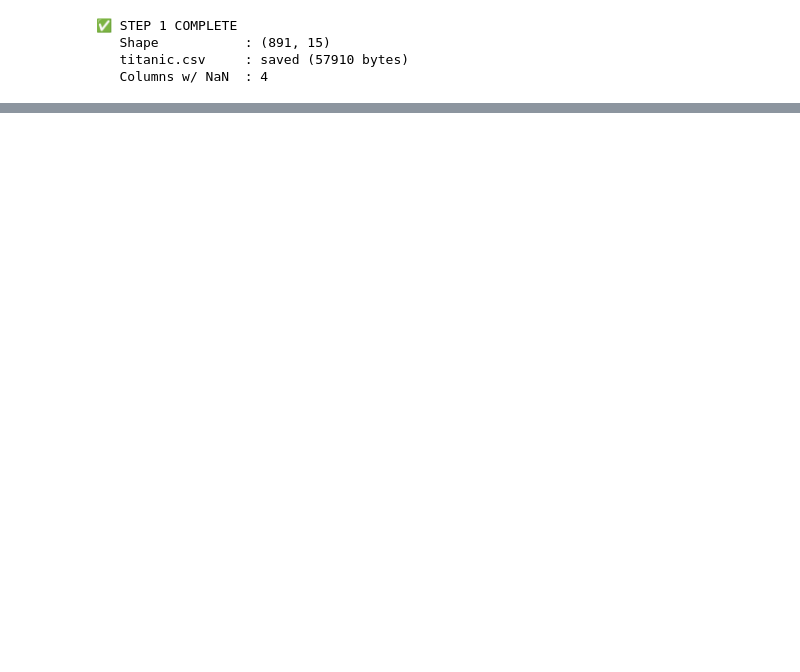
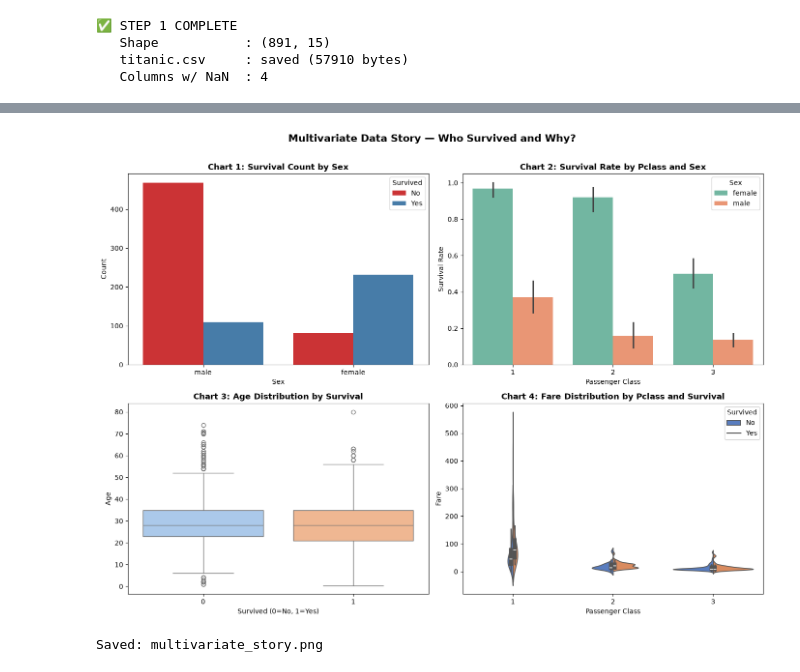
Before and after one commit to kante-Ramanaidu/zepto-ai-platform, a Jupyter notebook: analytics/01_eda.ipynb, the cells around one changed output, grey strips where cells are left out. Drawn from its saved outputs; the diff is of its cells as text; code cells hidden in the pictures; blank space fills up the shorter version.

```diff
--- a/analytics/01_eda.ipynb
+++ b/analytics/01_eda.ipynb
@@ -186,0 +488,43 @@ print(f'   Columns w/ NaN  : {len(missing_report)}')
+# %%
+import seaborn as sns
+import matplotlib.pyplot as plt
+
+fig, axes = plt.subplots(2, 2, figsize=(14, 10))
+
+# -- Chart 1: Survival count by sex (countplot) --------------------------------
+sns.countplot(data=df, x='sex', hue='survived', palette='Set1', ax=axes[0, 0])
+axes[0, 0].set_title('Chart 1: Survival Count by Sex', fontweight='bold')
+axes[0, 0].set_xlabel('Sex')
+axes[0, 0].set_ylabel('Count')
+axes[0, 0].legend(title='Survived', labels=['No', 'Yes'])
+
+# -- Chart 2: Survival rate by pclass and sex (grouped bar) --------------------
+sns.barplot(data=df, x='pclass', y='survived', hue='sex', palette='Set2', ax=axes[0, 1])
+axes[0, 1].set_title('Chart 2: Survival Rate by Pclass and Sex', fontweight='bold')
+axes[0, 1].set_xlabel('Passenger Class')
+axes[0, 1].set_ylabel('Survival Rate')
+axes[0, 1].legend(title='Sex')
+
+# -- Chart 3: Age distribution by survival (box plot) --------------------------
+sns.boxplot(data=df, x='survived', y='age', hue='survived', palette='pastel', legend=False, ax=axes[1, 0])
+axes[1, 0].set_title('Chart 3: Age Distribution by Survival', fontweight='bold')
+axes[1, 0].set_xlabel('Survived (0=No, 1=Yes)')
+axes[1, 0].set_ylabel('Age')
+
+# -- Chart 4: Fare distribution by pclass (violin split by survival) -----------
+sns.violinplot(data=df, x='pclass', y='fare', hue='survived',
+               split=True, palette='muted', ax=axes[1, 1])
+axes[1, 1].set_title('Chart 4: Fare Distribution by Pclass and Survival', fontweight='bold')
+axes[1, 1].set_xlabel('Passenger Class')
+axes[1, 1].set_ylabel('Fare')
+axes[1, 1].legend(title='Survived', labels=['No', 'Yes'])
+
+plt.suptitle('Multivariate Data Story — Who Survived and Why?',
+             fontsize=15, fontweight='bold', y=1.01)
+plt.tight_layout()
+plt.savefig('multivariate_story.png', dpi=100, bbox_inches='tight')
+plt.show()
+print('Saved: multivariate_story.png')
+# %% [output]
+[figure, added]
+Saved: multivariate_story.png
```
Also changed, not shown: parts of 27 cells of this notebook, 4 other files.
